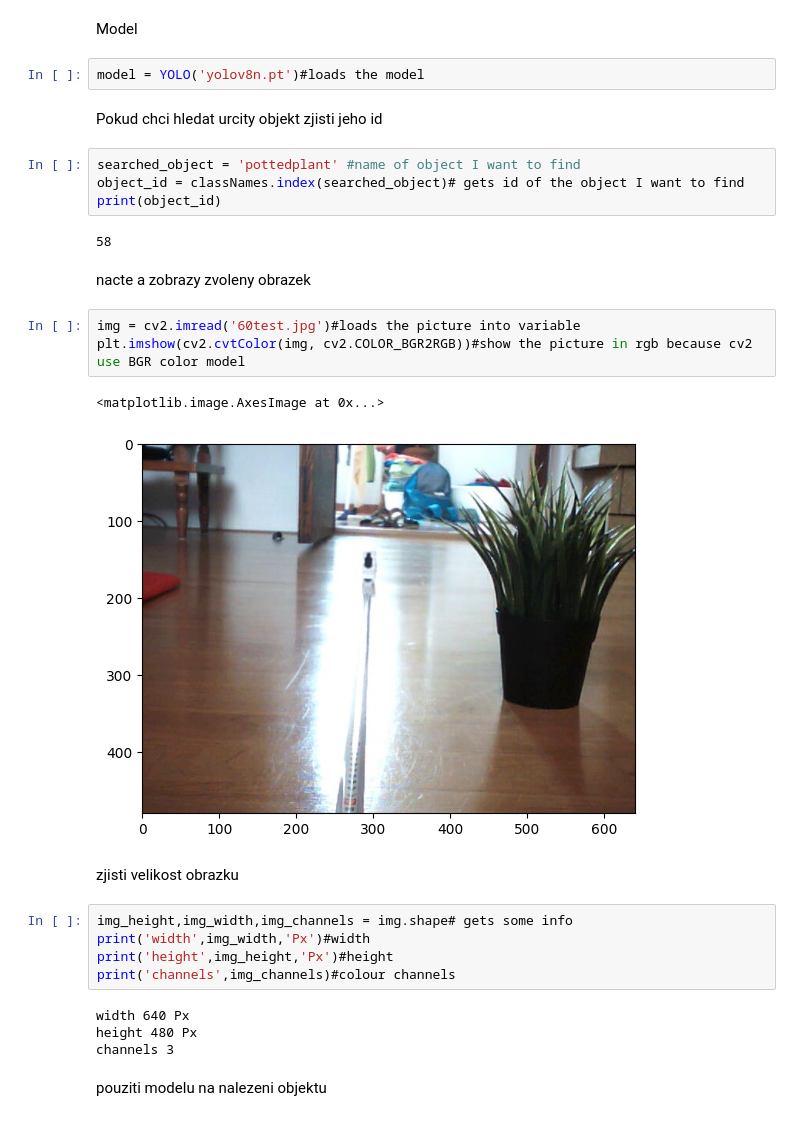
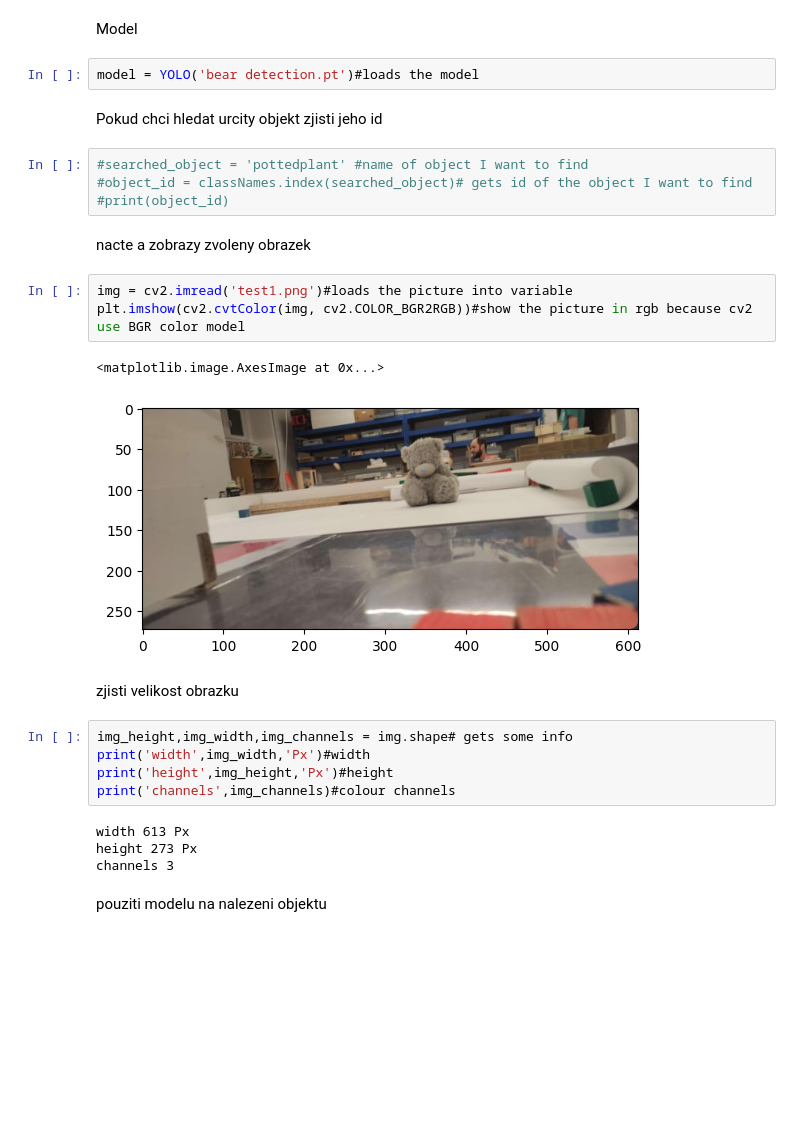
Before and after one commit to JakubSlof/Teddy-bear-detection, a Jupyter notebook: model_test.ipynb, the cells around one changed output. Cells and saved outputs as stored; diff of their text form; blank space fills up the shorter version.

```diff
--- a/model_test.ipynb
+++ b/model_test.ipynb
@@ -19,23 +19,21 @@ with open(classesfile,'rt') as f:
 # %% [markdown]
 Model
 # %%
-model = YOLO('yolov8n.pt')#loads the model
+model = YOLO('bear detection.pt')#loads the model
 # %% [markdown]
 Pokud chci hledat urcity objekt zjisti jeho id
 # %%
-searched_object = 'pottedplant' #name of object I want to find
-object_id = classNames.index(searched_object)# gets id of the object I want to find
-print(object_id)
+#searched_object = 'pottedplant' #name of object I want to find
+#object_id = classNames.index(searched_object)# gets id of the object I want to find
+#print(object_id)
-# %% [output]
-58
 # %% [markdown]
 nacte a zobrazy zvoleny obrazek
 # %%
-img = cv2.imread('60test.jpg')#loads the picture into variable
+img = cv2.imread('test1.png')#loads the picture into variable
 plt.imshow(cv2.cvtColor(img, cv2.COLOR_BGR2RGB))#show the picture in rgb because cv2 use BGR color model
 # %% [output]
 <matplotlib.image.AxesImage at 0x...>
-[figure, old version]
+[figure, new version]
 # %% [markdown]
 zjisti velikost obrazku
 # %%
@@ -44,8 +42,8 @@ print('width',img_width,'Px')#width
 print('height',img_height,'Px')#height
 print('channels',img_channels)#colour channels
 # %% [output]
-width 640 Px
-height 480 Px
+width 613 Px
+height 273 Px
 channels 3
 # %% [markdown]
 pouziti modelu na nalezeni objektu
```
Also changed, not shown: parts of 6 cells of this notebook, 3 other files.
